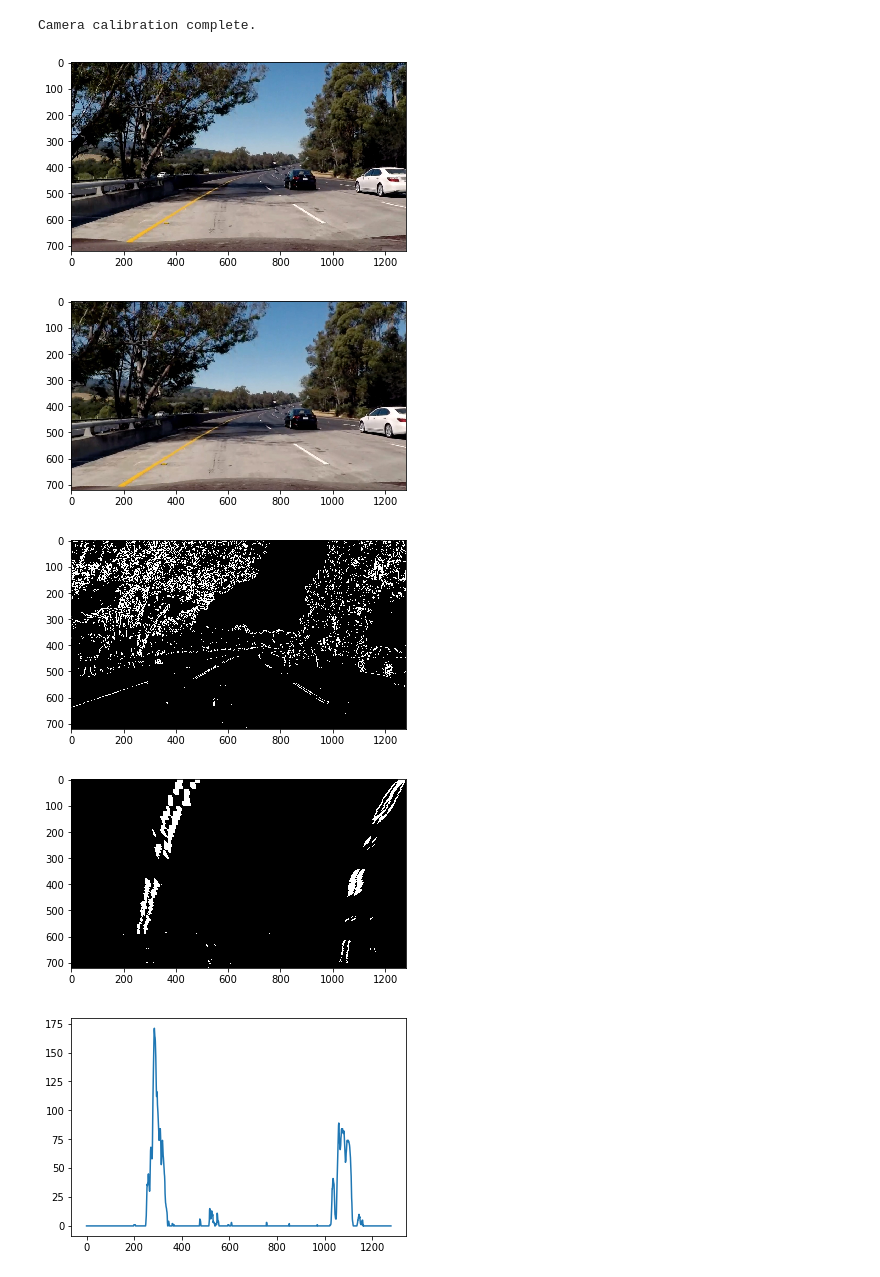
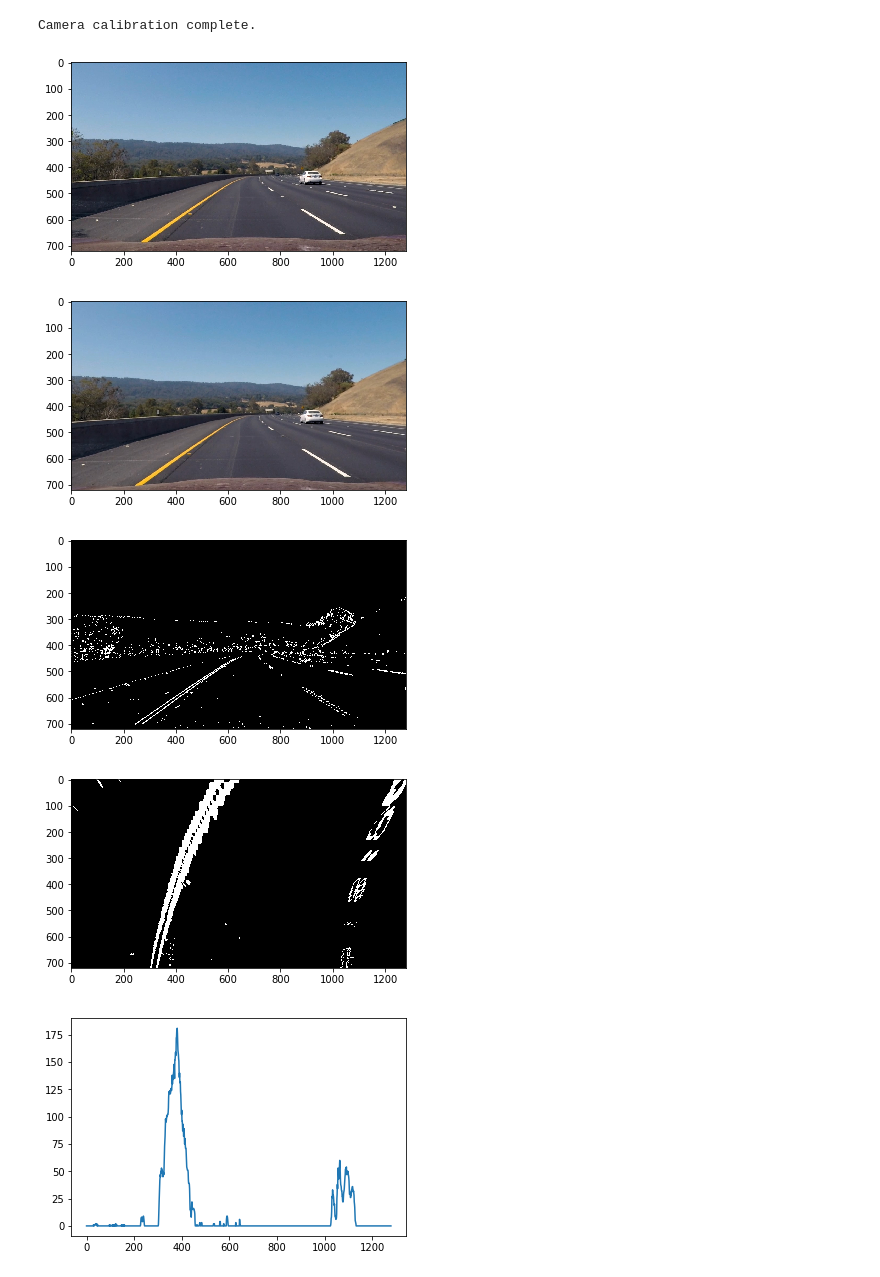
Before and after one commit to mkolod/CarND-Advanced-Lane-Lines, a Jupyter notebook: camera_matrix.ipynb, the cells around one changed output. Cells and saved outputs as stored; diff of their text form; code cells hidden in the pictures.

```diff
--- a/camera_matrix.ipynb
+++ b/camera_matrix.ipynb
@@ -217,7 +217,7 @@ class LanePipeline:
                        nonzerox, nonzeroy, left_lane_inds, \
                        right_lane_inds, out_img):
 
-        ploty = np.linspace(0, img.shape[0]-1, img.shape[0] )
+        ploty = np.linspace(0, img.shape[0]-1, img.shape[0])
         left_fitx = left_fit[0]*ploty**2 + left_fit[1]*ploty + left_fit[2]
         right_fitx = right_fit[0]*ploty**2 + right_fit[1]*ploty + right_fit[2]
 
@@ -250,6 +250,13 @@ class LanePipeline:
         result = cv2.addWeighted(undist, 1, newwarp, 0.3, 0)
         plt.imshow(result)
 
+    def curvature(self, img, left_fit, right_fit):
+        ploty = np.linspace(0, img.shape[0]-1, img.shape[0] )
+        y_eval = np.max(ploty)
+        left_curverad = ((1 + (2*left_fit[0]*y_eval + left_fit[1])**2)**1.5) / np.absolute(2*left_fit[0])
+        right_curverad = ((1 + (2*right_fit[0]*y_eval + right_fit[1])**2)**1.5) / np.absolute(2*right_fit[0])
+        return left_curverad, right_curverad
+
     def pipeline_apply(self, img_path, visualize=False):
         original = cv2.imread(img_path)
         img_size = np.shape(original)
@@ -279,8 +286,11 @@ class LanePipeline:
                 nonzerox, nonzeroy, left_lane_inds,
                 right_lane_inds, out_img
             )
+        left_curverad, right_curverad = self.curvature(warped, left_fit, right_fit)
+        if visualize:
+            print("left curve radius: %f" % left_curverad)
+            print("right curve radius: %f" % right_curverad)
 
-#         self.visualize_hist(warped)
 #         self.draw_lane(original, warped)
         return rgb, undist, thresholded, warped
 # %%
@@ -294,12 +304,12 @@ Calibrating camera. Please wait...
 Camera calibration complete.
 # %%
 rgb, undist, thresholded, warped = pipeline.pipeline_apply(
-    './test_images/test5.jpg',
+    './test_images/test3.jpg',
     visualize=True
 )
 # %% [output]
-[figure, old version]
+[figure, new version]
-[figure, old version]
+[figure, new version]
-[figure, old version]
+[figure, new version]
-[figure, old version]
+[figure, new version]
-[figure, old version]
+[figure, new version]
```
Also changed, not shown: parts of 1 cell of this notebook.
